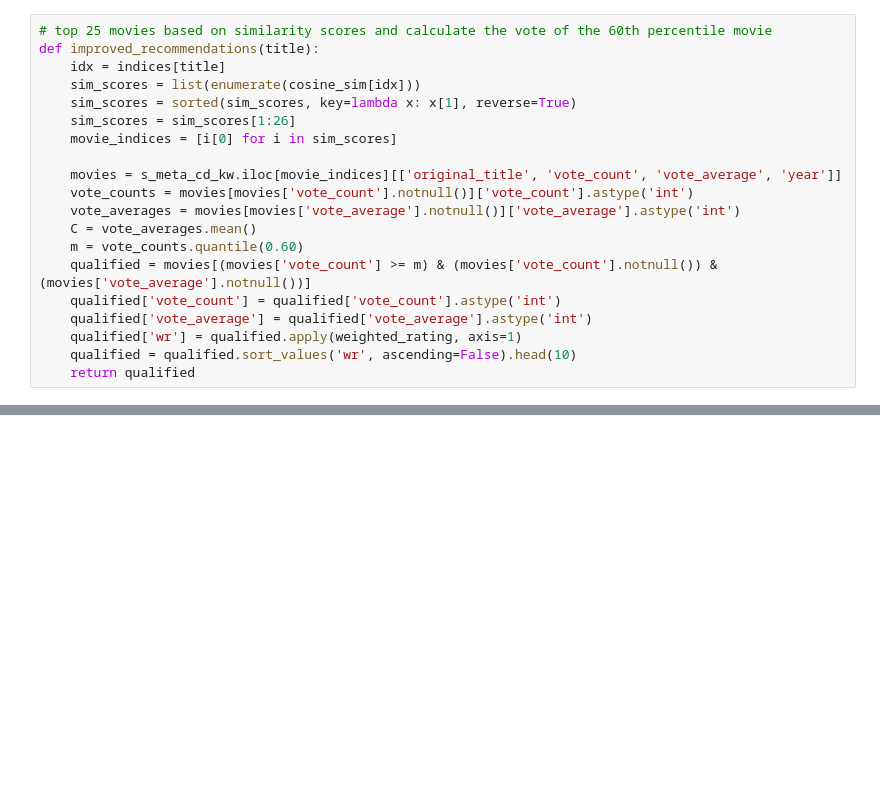
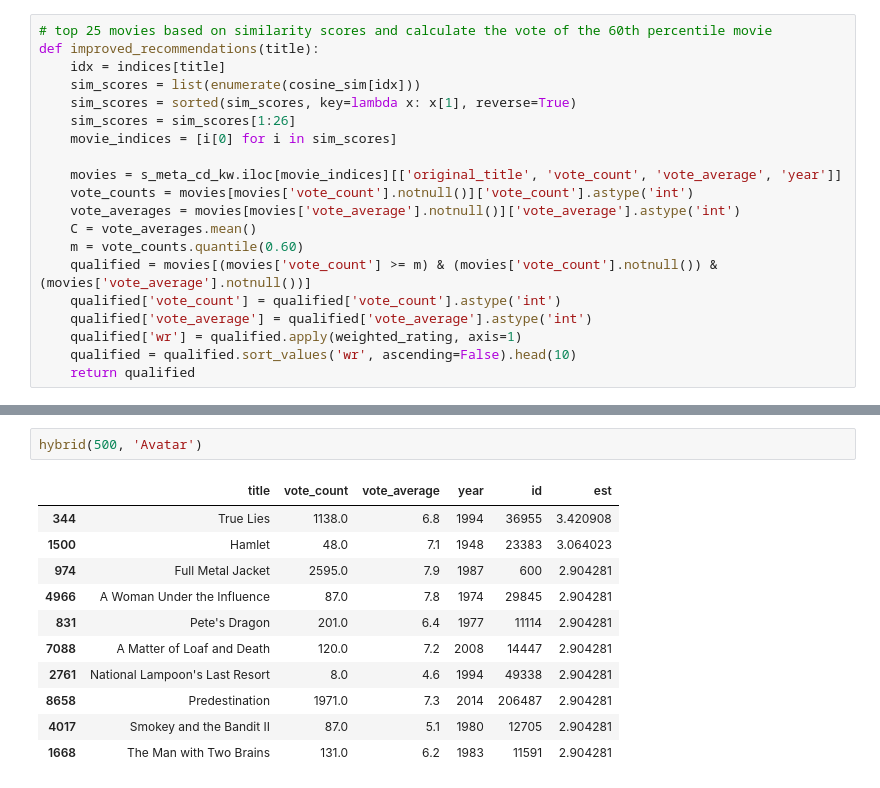
Before and after one commit to z22741/RecommenderSys, a Jupyter notebook: Content-based.ipynb, the cells around one changed output, grey strips where cells are left out. Drawn from its saved outputs; the diff is of its cells as text; blank space fills up the shorter version.

```diff
--- a/Content-based.ipynb
+++ b/Content-based.ipynb
@@ -307,0 +675,14 @@ improved_recommendations('Mean Girls')
+# %%
+hybrid(500, 'Avatar')
+# %% [output]
+|  | title | vote_count | vote_average | year | id | est |
+| 344 | True Lies | 1138.0 | 6.8 | 1994 | 36955 | 3.420908 |
+| 1500 | Hamlet | 48.0 | 7.1 | 1948 | 23383 | 3.064023 |
+| 974 | Full Metal Jacket | 2595.0 | 7.9 | 1987 | 600 | 2.904281 |
+| 4966 | A Woman Under the Influence | 87.0 | 7.8 | 1974 | 29845 | 2.904281 |
+| 831 | Pete's Dragon | 201.0 | 6.4 | 1977 | 11114 | 2.904281 |
+| 7088 | A Matter of Loaf and Death | 120.0 | 7.2 | 2008 | 14447 | 2.904281 |
+| 2761 | National Lampoon's Last Resort | 8.0 | 4.6 | 1994 | 49338 | 2.904281 |
+| 8658 | Predestination | 1971.0 | 7.3 | 2014 | 206487 | 2.904281 |
+| 4017 | Smokey and the Bandit II | 87.0 | 5.1 | 1980 | 12705 | 2.904281 |
+| 1668 | The Man with Two Brains | 131.0 | 6.2 | 1983 | 11591 | 2.904281 |
```
Also changed, not shown: parts of 81 cells of this notebook.
